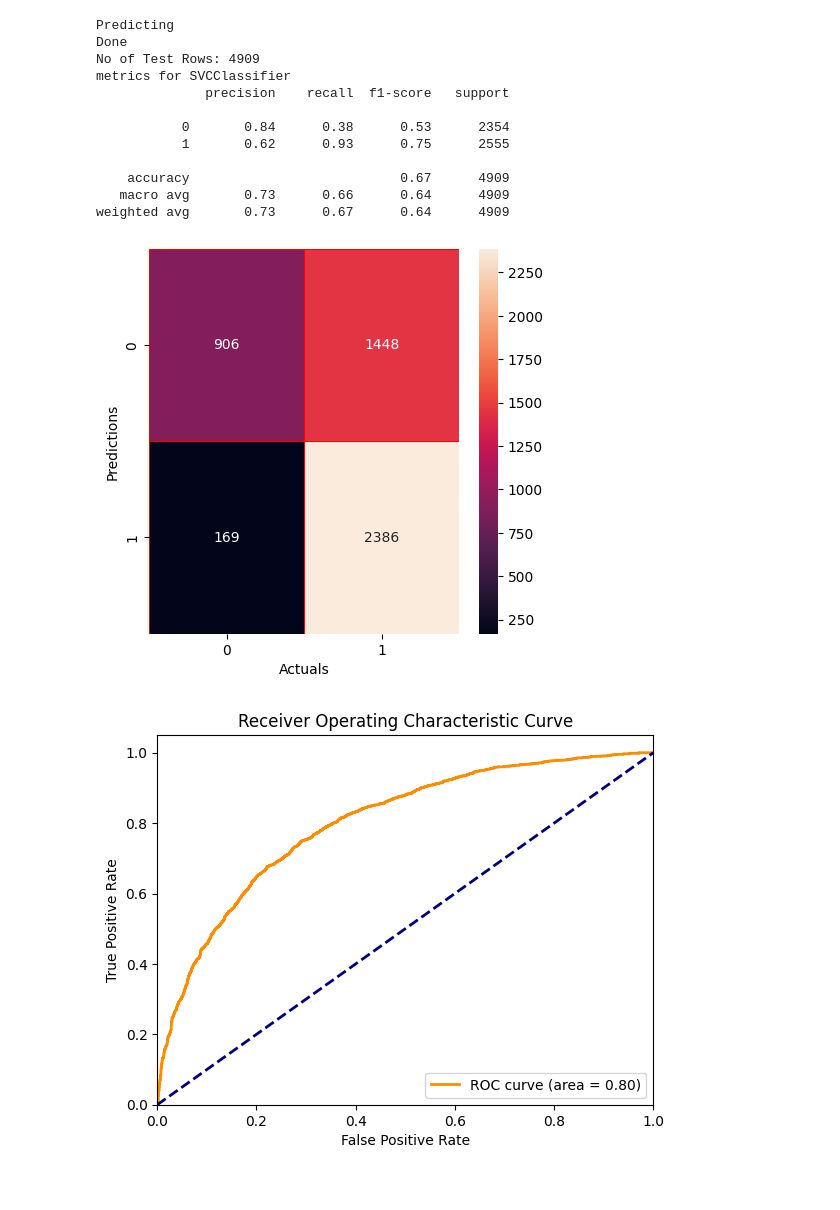
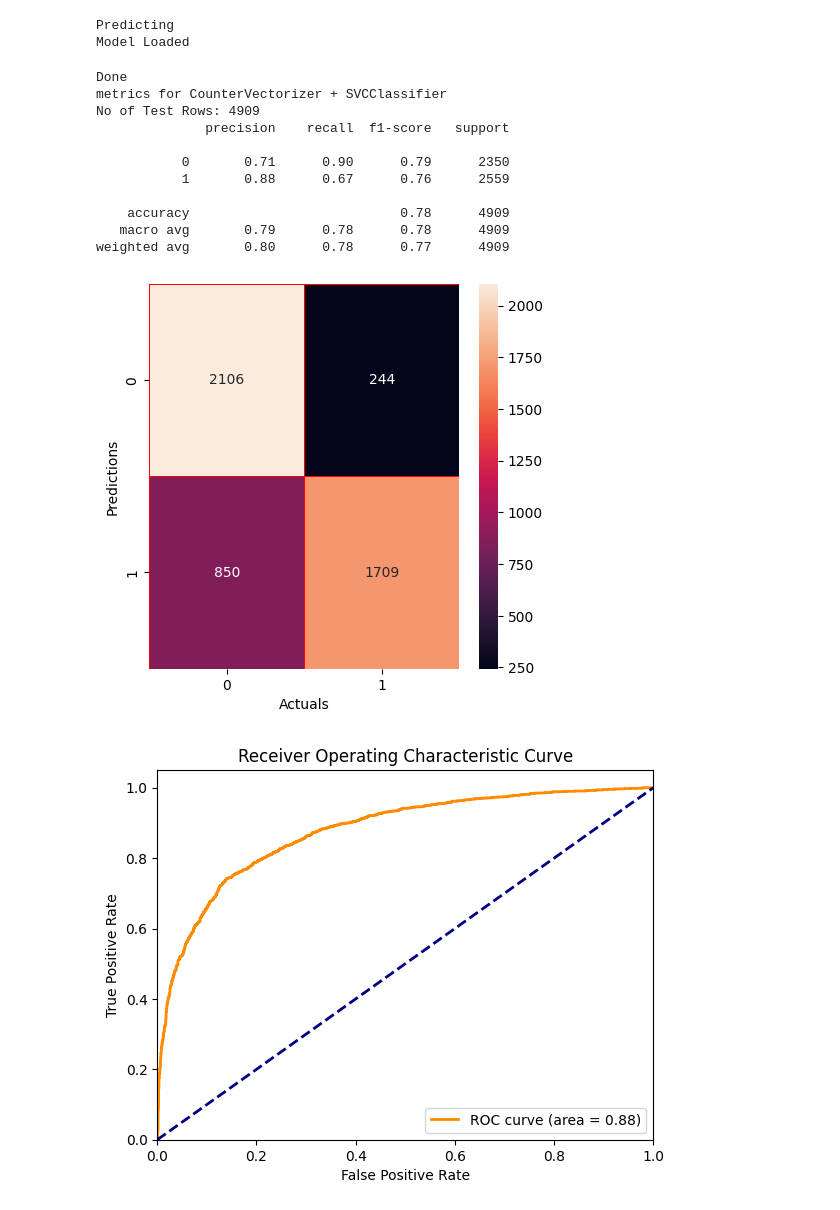
Before and after one commit to rvcgeeks/TextClassifierLib, a Jupyter notebook: examples/inference.ipynb, the cells around one changed output. Drawn from its saved outputs; the diff is of its cells as text; code cells hidden in the pictures.

```diff
--- a/examples/inference.ipynb
+++ b/examples/inference.ipynb
@@ -76,10 +76,9 @@ def do_metrics(labels_true, labels_pred, labels_prob):
 # %%
 %%time
 
-%runshell mltextclassifier.exe p 1 model\sta_NaiveBayesClassifier_mdl.bin data\test\features.txt data\test\labels_pred.txt
+%runshell mltextclassifier.exe p 1 1 model\model_CounterVectorizer_NaiveBayesClassifier.bin data\test\features.txt data\test\labels_pred.txt
 
-labels_true, labels_pred, labels_prob = read_labels(TEST_DATA)
-print('metrics for NaiveBayesClassifier')
-do_metrics(labels_true, labels_pred, labels_prob)
+print('metrics for CounterVectorizer + NaiveBayesClassifier')
+do_metrics(*read_labels(TEST_DATA))
 # %% [output]
 Predicting
@@ -102,10 +128,9 @@ Wall time: 908 ms
 # %%
 %%time
 
-%runshell mltextclassifier.exe p 2 model\sta_LogisticRegressionClassifier_mdl.bin data\test\features.txt data\test\labels_pred.txt
+%runshell mltextclassifier.exe p 1 2 model\model_CounterVectorizer_LogisticRegressionClassifier.bin data\test\features.txt data\test\labels_pred.txt
 
-labels_true, labels_pred, labels_prob = read_labels(TEST_DATA)
-print('metrics for LogisticRegressionClassifier')
-do_metrics(labels_true, labels_pred, labels_prob)
+print('metrics for CounterVectorizer + LogisticRegressionClassifier')
+do_metrics(*read_labels(TEST_DATA))
 # %% [output]
 Predicting
@@ -128,23 +180,23 @@ Wall time: 764 ms
 # %%
 %%time
 
-%runshell mltextclassifier.exe p 3 model\sta_SVCClassifier_mdl.bin data\test\features.txt data\test\labels_pred.txt
+%runshell mltextclassifier.exe p 1 3 model\model_CounterVectorizer_SVCClassifier.bin data\test\features.txt data\test\labels_pred.txt
 
-labels_true, labels_pred, labels_prob = read_labels(TEST_DATA)
-print('metrics for SVCClassifier')
-do_metrics(labels_true, labels_pred, labels_prob)
+print('metrics for CounterVectorizer + SVCClassifier')
+do_metrics(*read_labels(TEST_DATA))
 # %% [output]
 Predicting
-Done
-No of Test Rows: 4909
-metrics for SVCClassifier
-              precision    recall  f1-score   support
-
-           0       0.84      0.38      0.53      2354
-           1       0.62      0.93      0.75      2555
-
-    accuracy                           0.67      4909
-   macro avg       0.73      0.66      0.64      4909
-weighted avg       0.73      0.67      0.64      4909
+Model Loaded
+Done
+metrics for CounterVectorizer + SVCClassifier
+No of Test Rows: 4909
+              precision    recall  f1-score   support
+
+           0       0.71      0.90      0.79      2350
+           1       0.88      0.67      0.76      2559
+
+    accuracy                           0.78      4909
+   macro avg       0.79      0.78      0.78      4909
+weighted avg       0.80      0.78      0.77      4909
-[figure, old version]
+[figure, new version]
-[figure, old version]
+[figure, new version]
```
Also changed, not shown: parts of 12 cells of this notebook, 24 other files.
